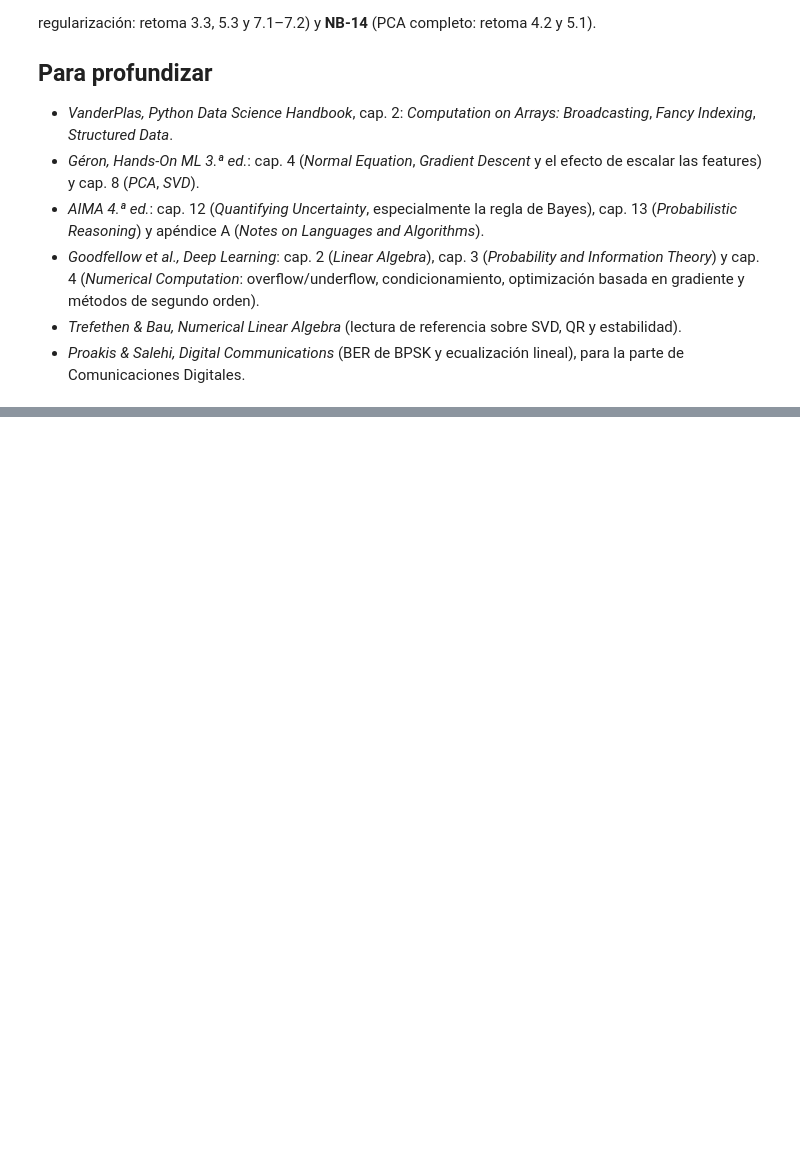
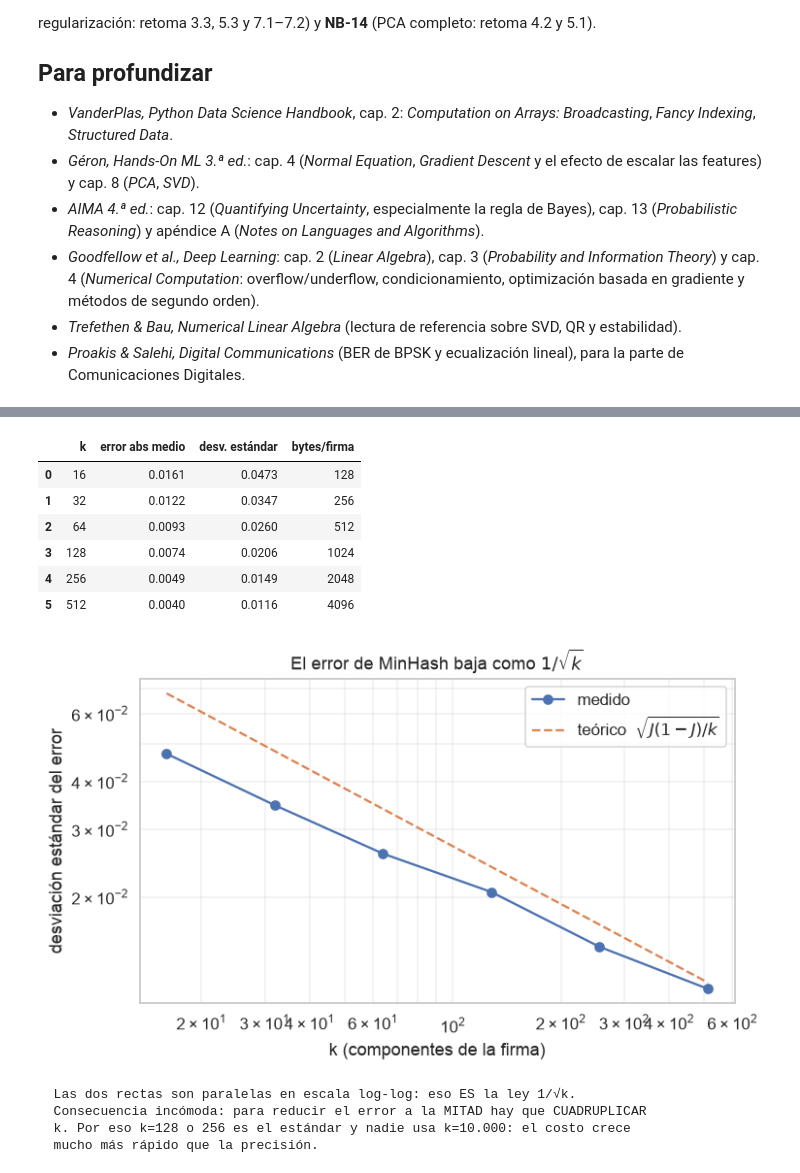
Before and after one commit to AH0106/DataAnalisis, a Jupyter notebook: notebooks/NB-03_numpy_algebra_lineal.ipynb, the cells around one changed output, grey strips where cells are left out. Cells and saved outputs as stored; diff of their text form; code cells hidden in the pictures; blank space fills up the shorter version.

```diff
--- a/notebooks/NB-03_numpy_algebra_lineal.ipynb
+++ b/notebooks/NB-03_numpy_algebra_lineal.ipynb
@@ -1867,0 +2839,36 @@ plt.tight_layout(); plt.show()
+# %%
+# El error baja como 1/√k. Lo verificamos, que es más convincente que afirmarlo.
+filas = []
+for k in (16, 32, 64, 128, 256, 512):
+    _, Fk = firmas_minhash(SETS, ETIQ, k=k, seed=1)
+    est = np.array([float((Fk[i] == Fk[j]).mean()) for i, j in muestra])
+    filas.append({"k": k, "error abs medio": np.abs(est - exacto).mean(),
+                  "desv. estándar": (est - exacto).std(),
+                  "bytes/firma": k * 8})
+conv = pd.DataFrame(filas)
+display(conv.round(4))
+
+fig, ax = plt.subplots(figsize=(7, 4.2))
+ax.loglog(conv["k"], conv["desv. estándar"], "o-", label="medido")
+teorica = np.sqrt(exacto.mean() * (1 - exacto.mean()) / conv["k"])
+ax.loglog(conv["k"], teorica, "--", label=r"teórico  $\sqrt{J(1-J)/k}$")
+ax.set(xlabel="k (componentes de la firma)", ylabel="desviación estándar del error",
+       title="El error de MinHash baja como $1/\\sqrt{k}$")
+ax.legend(); ax.grid(alpha=.3, which="both"); plt.tight_layout(); plt.show()
+print("""  Las dos rectas son paralelas en escala log-log: eso ES la ley 1/√k.
+  Consecuencia incómoda: para reducir el error a la MITAD hay que CUADRUPLICAR
+  k. Por eso k=128 o 256 es el estándar y nadie usa k=10.000: el costo crece
+  mucho más rápido que la precisión.""")
+# %% [output]
+|  | k | error abs medio | desv. estándar | bytes/firma |
+| 0 | 16 | 0.0161 | 0.0473 | 128 |
+| 1 | 32 | 0.0122 | 0.0347 | 256 |
+| 2 | 64 | 0.0093 | 0.0260 | 512 |
+| 3 | 128 | 0.0074 | 0.0206 | 1024 |
+| 4 | 256 | 0.0049 | 0.0149 | 2048 |
+| 5 | 512 | 0.0040 | 0.0116 | 4096 |
+[figure, added]
+  Las dos rectas son paralelas en escala log-log: eso ES la ley 1/√k.
+  Consecuencia incómoda: para reducir el error a la MITAD hay que CUADRUPLICAR
+  k. Por eso k=128 o 256 es el estándar y nadie usa k=10.000: el costo crece
+  mucho más rápido que la precisión.
```
Also changed, not shown: parts of 40 cells of this notebook, 3 other files.
